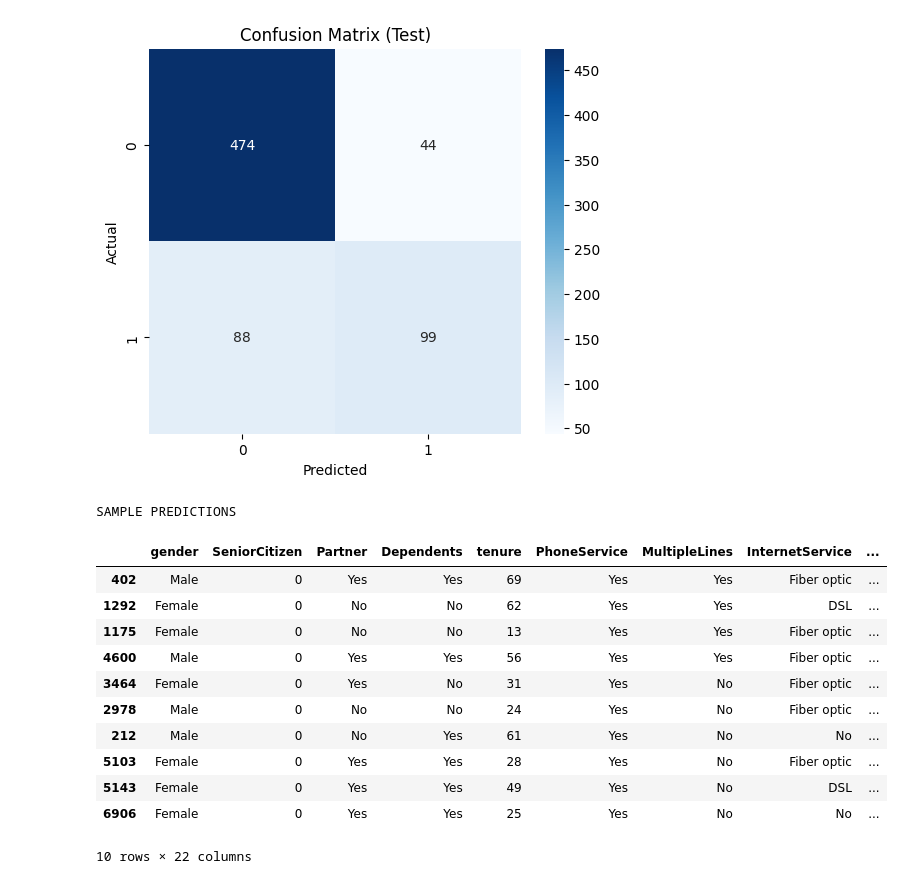
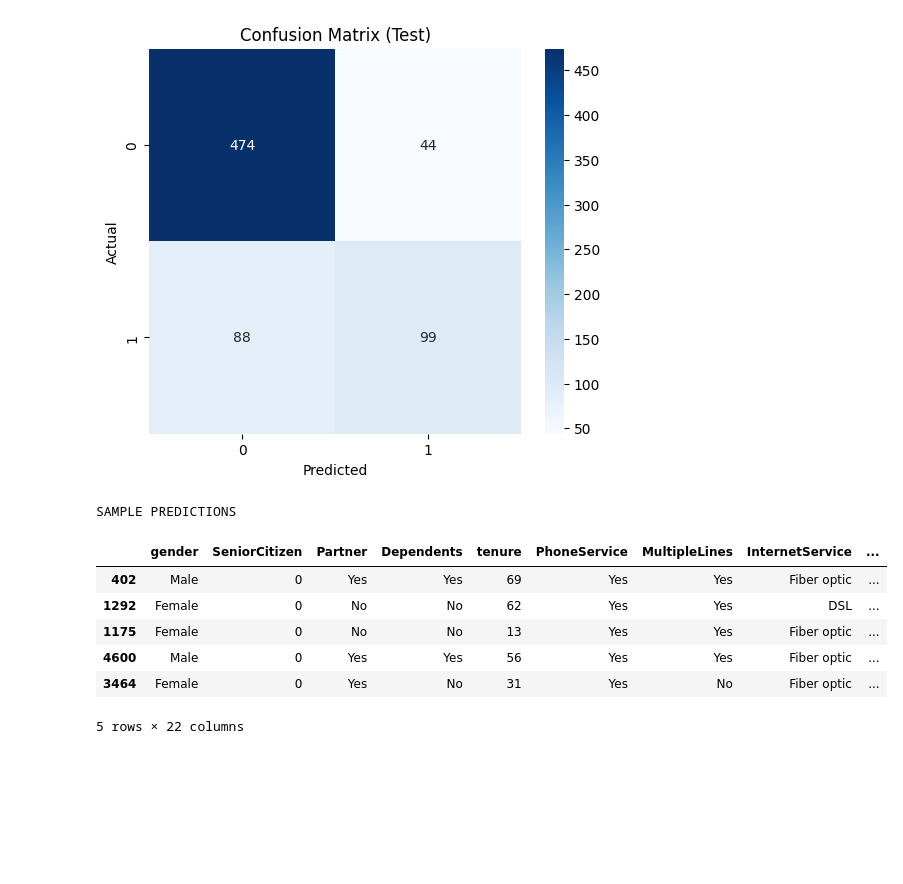
Before and after one commit to ParikNaik/Customer-Churn-Prediction, a Jupyter notebook: src/predict.ipynb, the cells around one changed output. Cells and saved outputs as stored; diff of their text form; code cells hidden in the pictures; blank space fills up the shorter version.

```diff
--- a/src/predict.ipynb
+++ b/src/predict.ipynb
@@ -141,21 +158,16 @@ plt.show()
 # %%
 sample_df = X_test.copy()
 sample_df['Actual'] = y_test
 sample_df['Predicted'] = y_test_pred
 sample_df['Probability'] = y_test_prob
 print("\nSAMPLE PREDICTIONS")
-display(sample_df.head(10))
+display(sample_df.head(5))
 # %% [output]
 SAMPLE PREDICTIONS
 |  | gender | SeniorCitizen | Partner | Dependents | tenure | PhoneService | MultipleLines | InternetService | ... |
 | 402 | Male | 0 | Yes | Yes | 69 | Yes | Yes | Fiber optic | ... |
 | 1292 | Female | 0 | No | No | 62 | Yes | Yes | DSL | ... |
 | 1175 | Female | 0 | No | No | 13 | Yes | Yes | Fiber optic | ... |
 | 4600 | Male | 0 | Yes | Yes | 56 | Yes | Yes | Fiber optic | ... |
 | 3464 | Female | 0 | Yes | No | 31 | Yes | No | Fiber optic | ... |
-| 2978 | Male | 0 | No | No | 24 | Yes | No | Fiber optic | ... |
-| 212 | Male | 0 | No | Yes | 61 | Yes | No | No | ... |
-| 5103 | Female | 0 | Yes | Yes | 28 | Yes | No | Fiber optic | ... |
-| 5143 | Female | 0 | Yes | Yes | 49 | Yes | No | DSL | ... |
-| 6906 | Female | 0 | Yes | Yes | 25 | Yes | No | No | ... |
-10 rows × 22 columns
+5 rows × 22 columns
```
Also changed, not shown: parts of 5 cells of this notebook.
